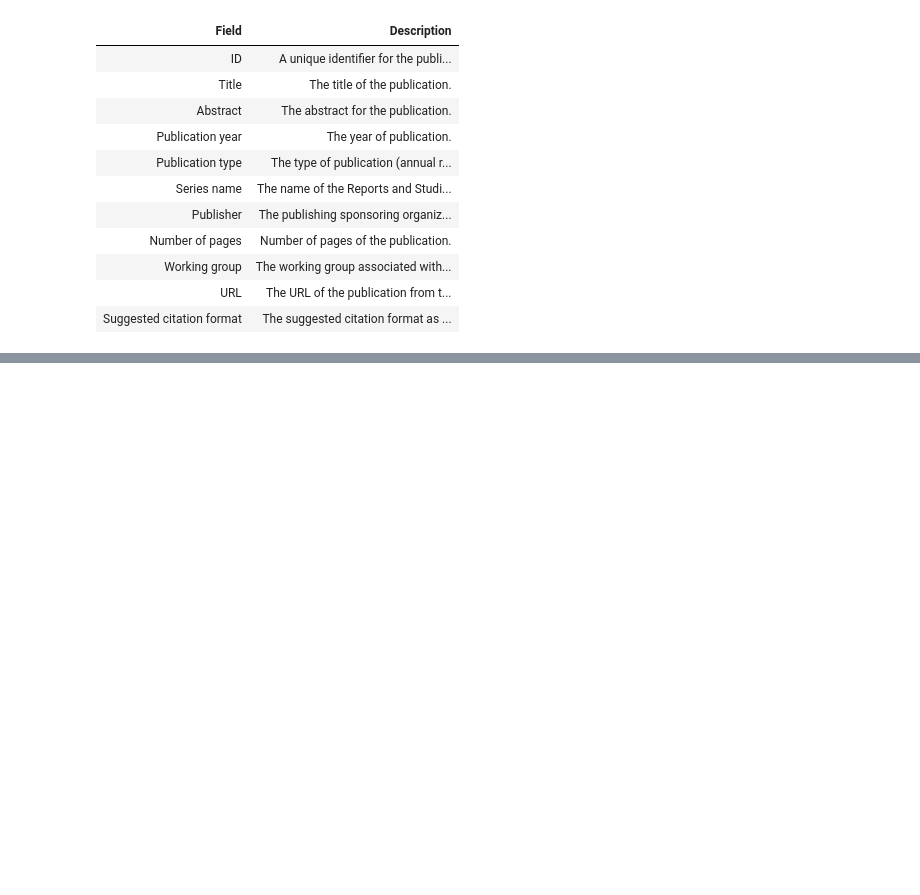
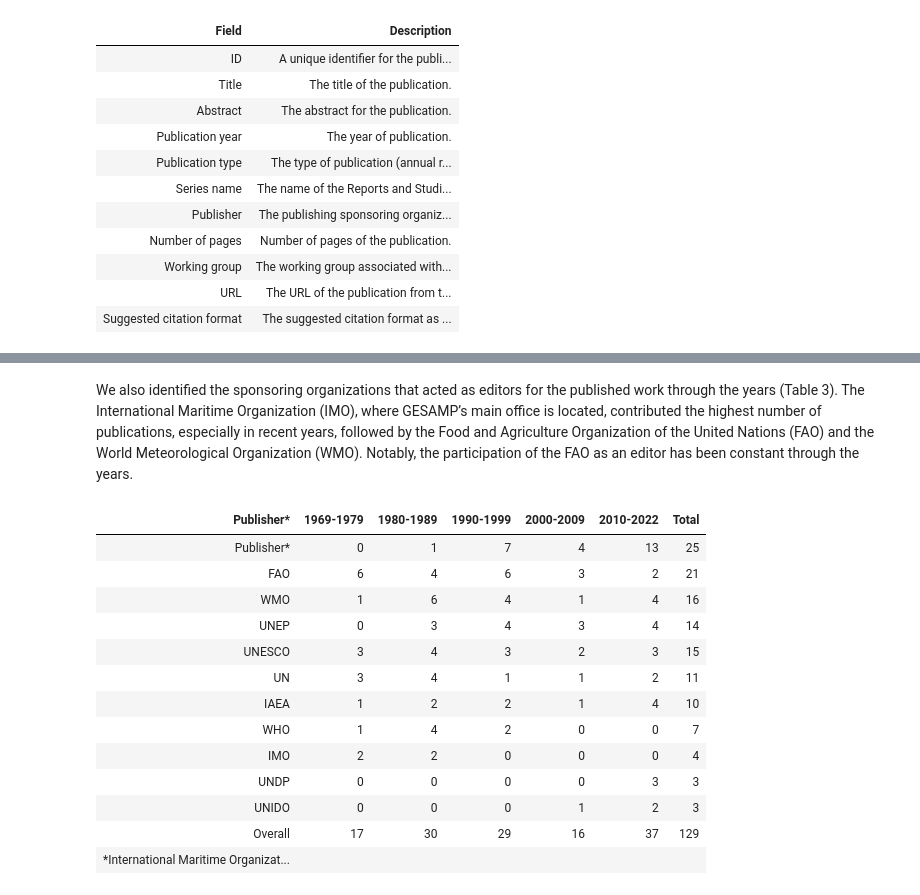
Before and after one commit to pmongeon/pmongeon.github.io, a Jupyter notebook: publications/2025-toupin-gesamp/_manuscript/index.embed.ipynb, the cells around one changed output, grey strips where cells are left out. Saved outputs shown, nothing was run; the diff lists cells and outputs as text; code cells hidden in the pictures; blank space fills up the shorter version.

```diff
--- a/publications/2025-toupin-gesamp/_manuscript/index.embed.ipynb
+++ b/publications/2025-toupin-gesamp/_manuscript/index.embed.ipynb
@@ -299,0 +159,24 @@ This project is funded by a Social Sciences and Humanities Research Council of C
+# %% [markdown]
+We also identified the sponsoring organizations that acted as editors for the published work through the years (Table 3). The International Maritime Organization (IMO), where GESAMP’s main office is located, contributed the highest number of publications, especially in recent years, followed by the Food and Agriculture Organization of the United Nations (FAO) and the World Meteorological Organization (WMO). Notably, the participation of the FAO as an editor has been constant through the years.
+# %%
+read_xlsx("data/tables.xlsx", sheet = "Table3") %>%
+  head(nrow(read_xlsx("data/tables.xlsx", sheet = "Table3"))-1) %>%
+  flextable() %>%
+  set_table_properties(width = 1, layout = "autofit") %>%
+  compose(j = 1, i = 1, value = as_paragraph("Publisher", as_sup("*"))) %>%
+  add_footer_lines(values = as_paragraph(as_sup("*"),"International Maritime Organization (IMO); Food and Agriculture Organization (FAO); World Meteorological Organization (WMO); United Nations Environment Programme (UNEP); United Nations Educational, Scientific and Cultural Organization (UNESCO); United Nations (UN); International Atomic Energy Agency (IAEA); World Health Organization (WHO); International Maritime Organization (IMO); United Nations Development Programme (UNDP); United Nations Industrial Development Organization (UNIDO)."))
+# %% [output]
+| Publisher* | 1969-1979 | 1980-1989 | 1990-1999 | 2000-2009 | 2010-2022 | Total |
+| Publisher* | 0 | 1 | 7 | 4 | 13 | 25 |
+| FAO | 6 | 4 | 6 | 3 | 2 | 21 |
+| WMO | 1 | 6 | 4 | 1 | 4 | 16 |
+| UNEP | 0 | 3 | 4 | 3 | 4 | 14 |
+| UNESCO | 3 | 4 | 3 | 2 | 3 | 15 |
+| UN | 3 | 4 | 1 | 1 | 2 | 11 |
+| IAEA | 1 | 2 | 2 | 1 | 4 | 10 |
+| WHO | 1 | 4 | 2 | 0 | 0 | 7 |
+| IMO | 2 | 2 | 0 | 0 | 0 | 4 |
+| UNDP | 0 | 0 | 0 | 0 | 3 | 3 |
+| UNIDO | 0 | 0 | 0 | 1 | 2 | 3 |
+| Overall | 17 | 30 | 29 | 16 | 37 | 129 |
+| *International Maritime Organizat... |  |  |  |  |  |  |
```
Also changed, not shown: parts of 12 cells of this notebook, 31 other files.
